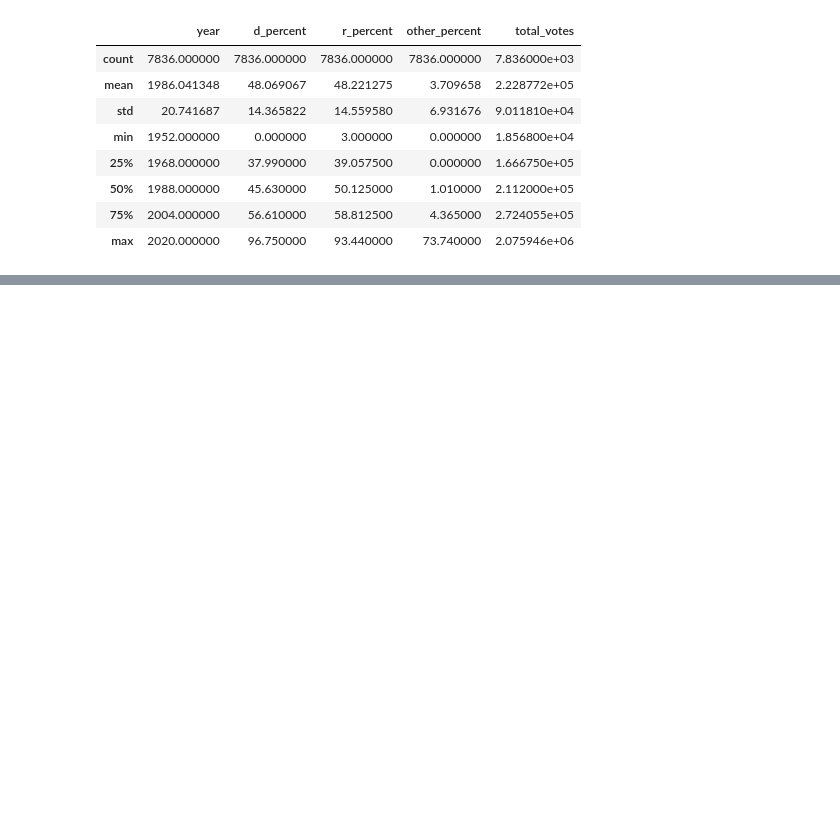
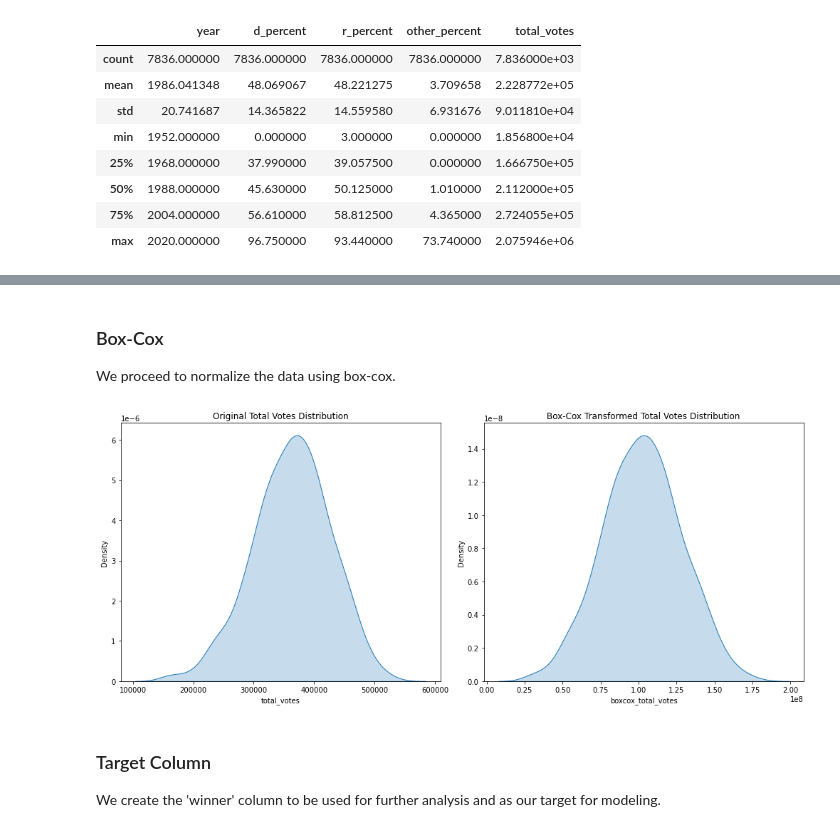
Before and after one commit to chrismiley87/capstone, a Jupyter notebook: election_data.ipynb, the cells around one changed output, grey strips where cells are left out. Drawn from its saved outputs; the diff is of its cells as text; code cells hidden in the pictures; blank space fills up the shorter version.

```diff
--- a/election_data.ipynb
+++ b/election_data.ipynb
@@ -871,0 +676,27 @@ plt.show()
+# %% [markdown]
+### Box-Cox
+We proceed to normalize the data using box-cox.
+# %%
+#copy the dataframe for normalization efforts
+normal_df = pd.DataFrame(political_df)
+
+#add a constant to ensure all values are positive
+normal_df['total_votes'] = normal_df['total_votes'] + 1
+
+#apply Box-Cox transformation
+normal_df['boxcox_total_votes'], fitted_lambda = stats.boxcox(normal_df['total_votes'])
+
+# Plot original and Box-Cox transformed data
+fig, axes = plt.subplots(1, 2, figsize=(14, 6))
+sns.kdeplot(political_df['total_votes'], ax=axes[0], shade=True)
+axes[0].set_title('Original Total Votes Distribution')
+sns.kdeplot(normal_df['boxcox_total_votes'], ax=axes[1], shade=True)
+axes[1].set_title('Box-Cox Transformed Total Votes Distribution')
+
+plt.tight_layout()
+plt.show()
+# %% [output]
+[figure, added]
+# %% [markdown]
+### Target Column
+We create the 'winner' column to be used for further analysis and as our target for modeling.
```
Also changed, not shown: parts of 113 cells of this notebook.
